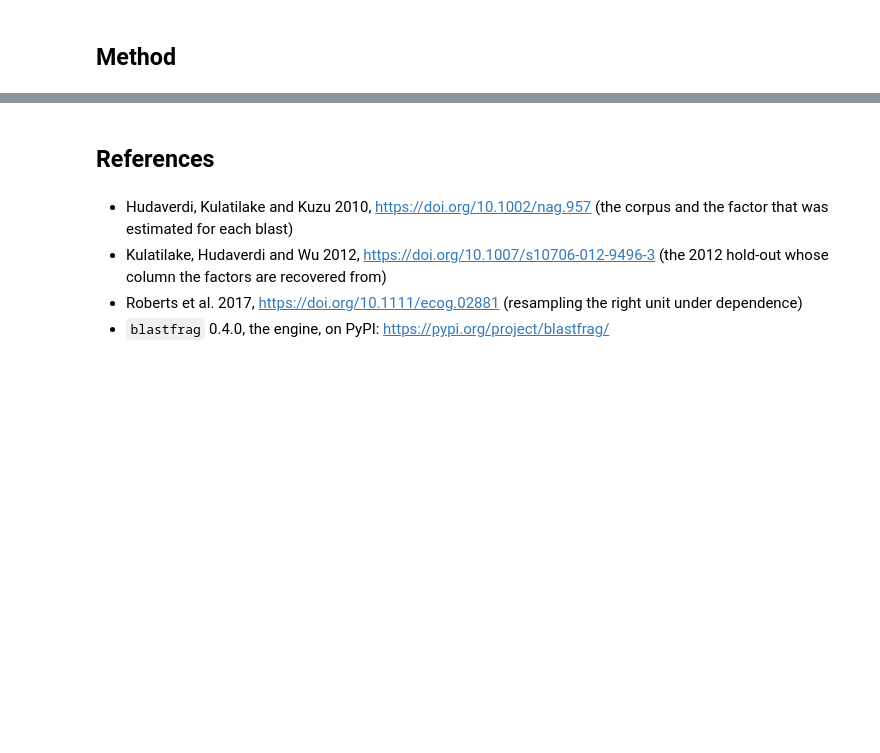
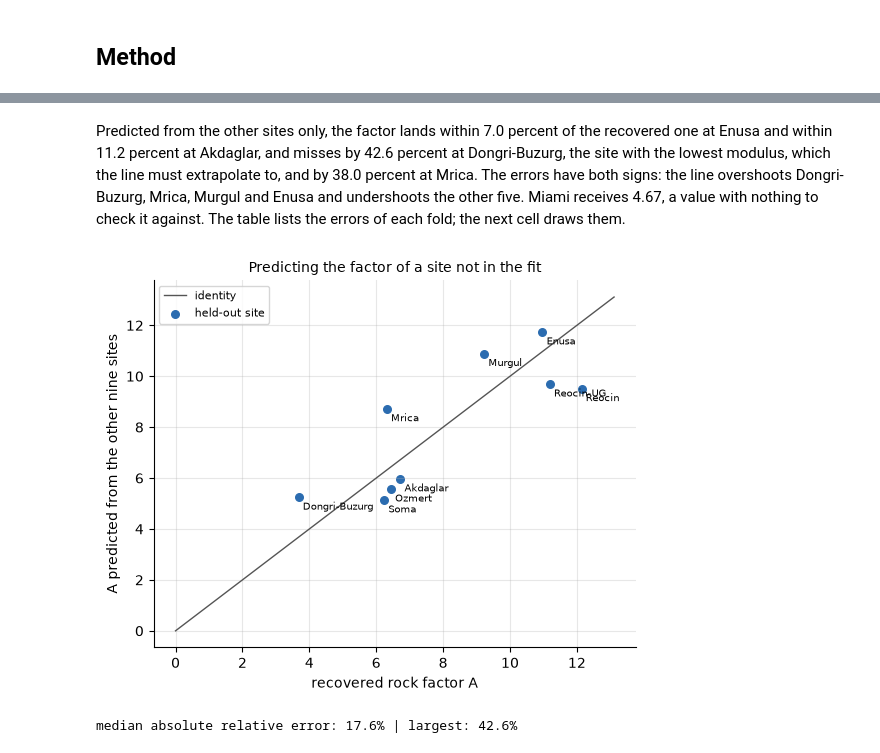
Before and after one commit to fsantibanezleal/CAOS_Fragmenta, a Jupyter notebook: notebooks/en/02-classical-prediction/04-a-rock-factor-that-uses-nothing-from-the-target-site.ipynb, the cells around one changed output, grey strips where cells are left out. Cells and saved outputs as stored; diff of their text form; code cells hidden in the pictures; blank space fills up the shorter version.

```diff
--- a/notebooks/en/02-classical-prediction/04-a-rock-factor-that-uses-nothing-from-the-target-site.ipynb
+++ b/notebooks/en/02-classical-prediction/04-a-rock-factor-that-uses-nothing-from-the-target-site.ipynb
@@ -177,0 +152,19 @@ null                    91       -0.2320          -1.330 to -0.158  True
+# %%
+# Hold out each campaign in turn, refit on the other nine, and keep what each classical predictor says about it
+tested, predictions, predicted_factor = [], {"kuznetsov": [], "kuznetsov-transfer": [], "null": []}, {}
+for split in bf.leave_one_site_out(train):
+    site = split.detail["held_out_site"]
+    refit = bf.KuznetsovTransfer().fit(split.train)
+    predictions["kuznetsov"] += bf.Kuznetsov().fit(split.train).predict(split.test)
+    predictions["kuznetsov-transfer"] += refit.predict(split.test)
+    predictions["null"] += bf.NullModel().fit(split.train).predict(split.test)
+    tested += list(split.test)
+    predicted_factor[site] = refit.rock_factor_for(float(np.mean([b.E_GPa for b in split.test])))
+rows = []
+for site, factor in predicted_factor.items():
+    recovered = bf.SITE_ROCK_FACTOR.get(site)
+    error = f"{factor / recovered - 1:+.1%}" if recovered else "-"
+    rows.append((site, f"{recovered:.2f}" if recovered else "-", f"{factor:.2f}", error))
+header = ["held-out site", "recovered A", "predicted A from the other sites",
+          "relative error"]
+show_table(header, rows)
@@ -178,7 +184,24 @@ null                    91       -0.2320          -1.330 to -0.158  True
 # %% [markdown]
-## References
+Predicted from the other sites only, the factor lands within 7.0 percent of the recovered one at Enusa and within 11.2 percent at Akdaglar, and misses by 42.6 percent at Dongri-Buzurg, the site with the lowest modulus, which the line must extrapolate to, and by 38.0 percent at Mrica. The errors have both signs: the line overshoots Dongri-Buzurg, Mrica, Murgul and Enusa and undershoots the other five. Miami receives 4.67, a value with nothing to check it against. The table lists the errors of each fold; the next cell draws them.
-# %% [markdown]
-- Hudaverdi, Kulatilake and Kuzu 2010, https://doi.org/10.1002/nag.957 (the corpus and the factor that was estimated for each blast)
-- Kulatilake, Hudaverdi and Wu 2012, https://doi.org/10.1007/s10706-012-9496-3 (the 2012 hold-out whose column the factors are recovered from)
-- Roberts et al. 2017, https://doi.org/10.1111/ecog.02881 (resampling the right unit under dependence)
-- `blastfrag` 0.4.0, the engine, on PyPI: https://pypi.org/project/blastfrag/
+# %%
+# Factor predicted from the other sites against the factor recovered from the paper, one point per held-out site
+known = [site for site in predicted_factor if site in bf.SITE_ROCK_FACTOR]
+recovered = np.array([bf.SITE_ROCK_FACTOR[s] for s in known])
+predicted = np.array([predicted_factor[s] for s in known])
+fig, ax = plt.subplots(figsize=(5.6, 4.6))
+limit = max(recovered.max(), predicted.max()) * 1.08
+ax.plot([0, limit], [0, limit], color="#555", lw=1, label="identity")
+ax.scatter(recovered, predicted, s=30, color="#2b6cb0", label="held-out site")
+for site, x, y in zip(known, recovered, predicted):
+    ax.annotate(site, (x, y), fontsize=7, xytext=(3, -9), textcoords="offset points")
+ax.set_xlabel("recovered rock factor A")
+ax.set_ylabel("A predicted from the other nine sites")
+ax.set_title("Predicting the factor of a site not in the fit", fontsize=10)
+ax.legend(fontsize=8)
+fig.tight_layout()
+plt.show()
+errors = np.abs(predicted / recovered - 1)
+print("median absolute relative error:", f"{np.median(errors):.1%}", "| largest:", f"{errors.max():.1%}")
+# %% [output]
+[figure, added]
+median absolute relative error: 17.6% | largest: 42.6%
```
Also changed, not shown: parts of 43 cells of this notebook, 7 other files.
